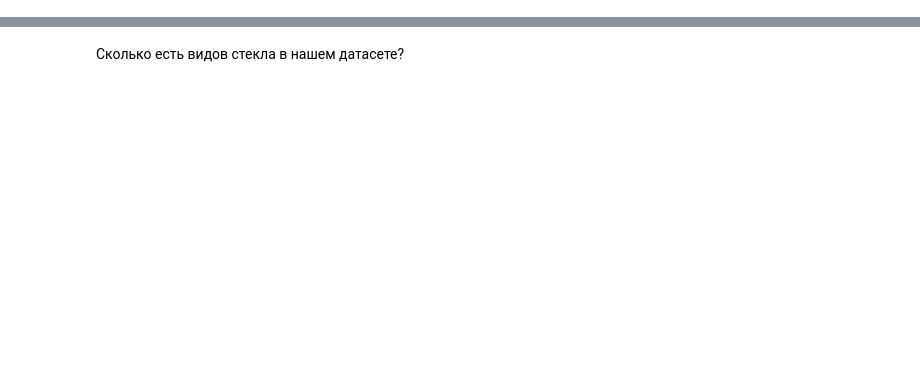
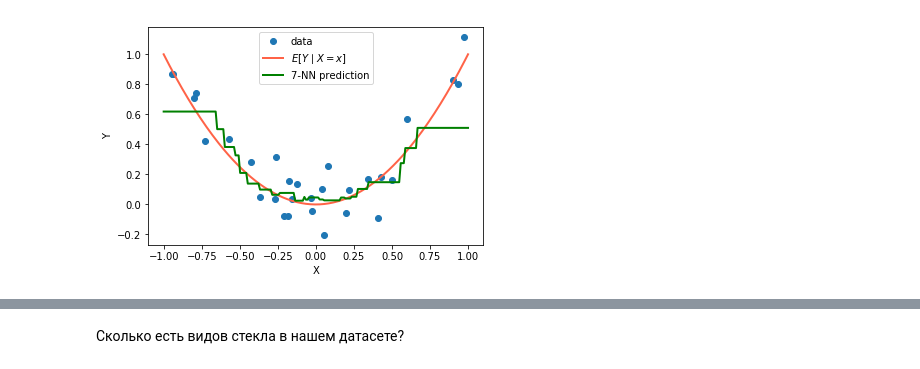
Before and after one commit to ischurov/math-ml-hse-2018, a Jupyter notebook: sem03_knn/sem03_knn.ipynb, the cells around one changed output, grey strips where cells are left out. Saved outputs shown, nothing was run; the diff lists cells and outputs as text; code cells hidden in the pictures; blank space fills up the shorter version.

```diff
--- a/sem03_knn/sem03_knn.ipynb
+++ b/sem03_knn/sem03_knn.ipynb
@@ -58,0 +183,4 @@ KNN входит в число **supervised** алгоритмов или алг
+# %%
+plot_kNN(X, Y, 7)
+# %% [output]
+[figure, added]
```
Also changed, not shown: parts of 79 cells of this notebook.
